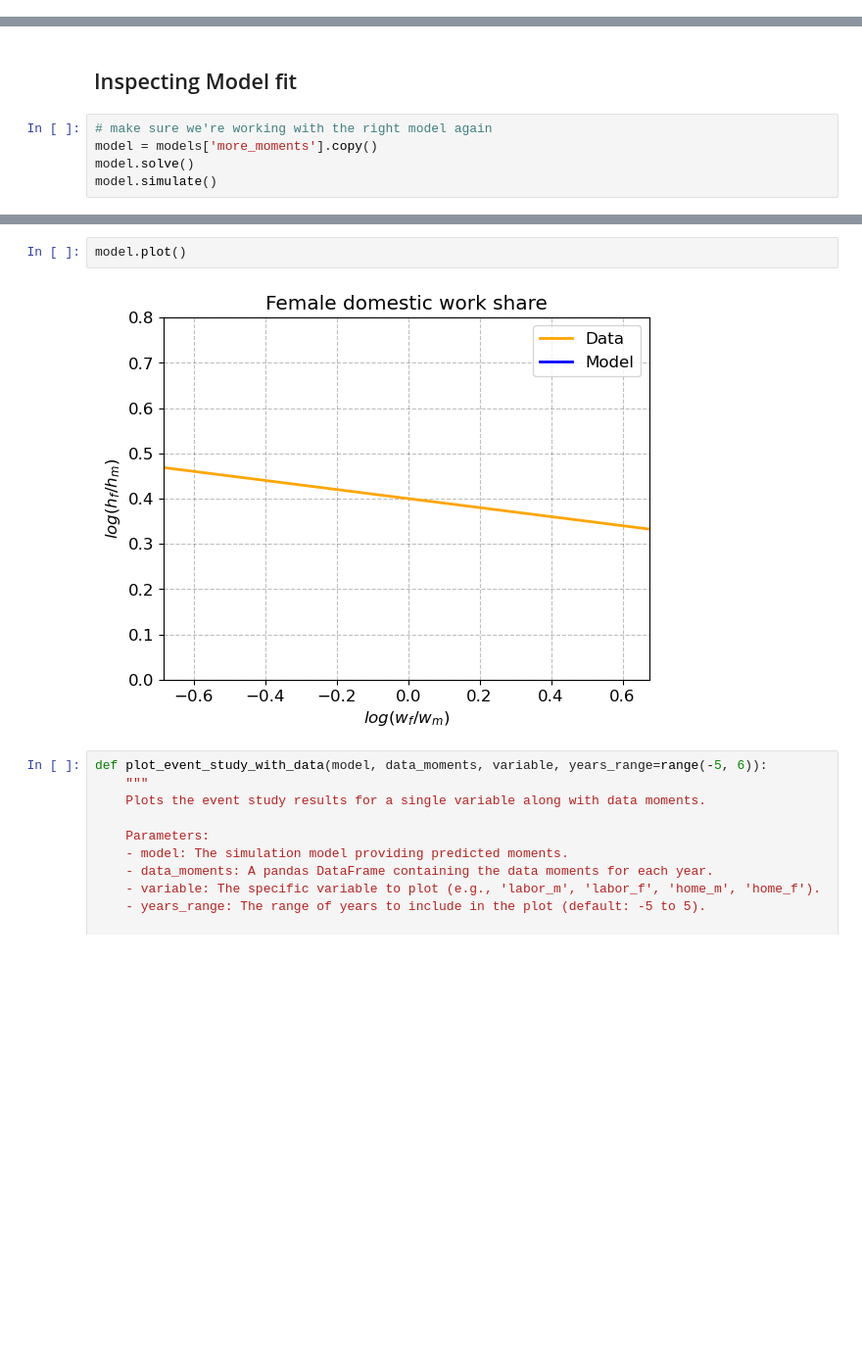
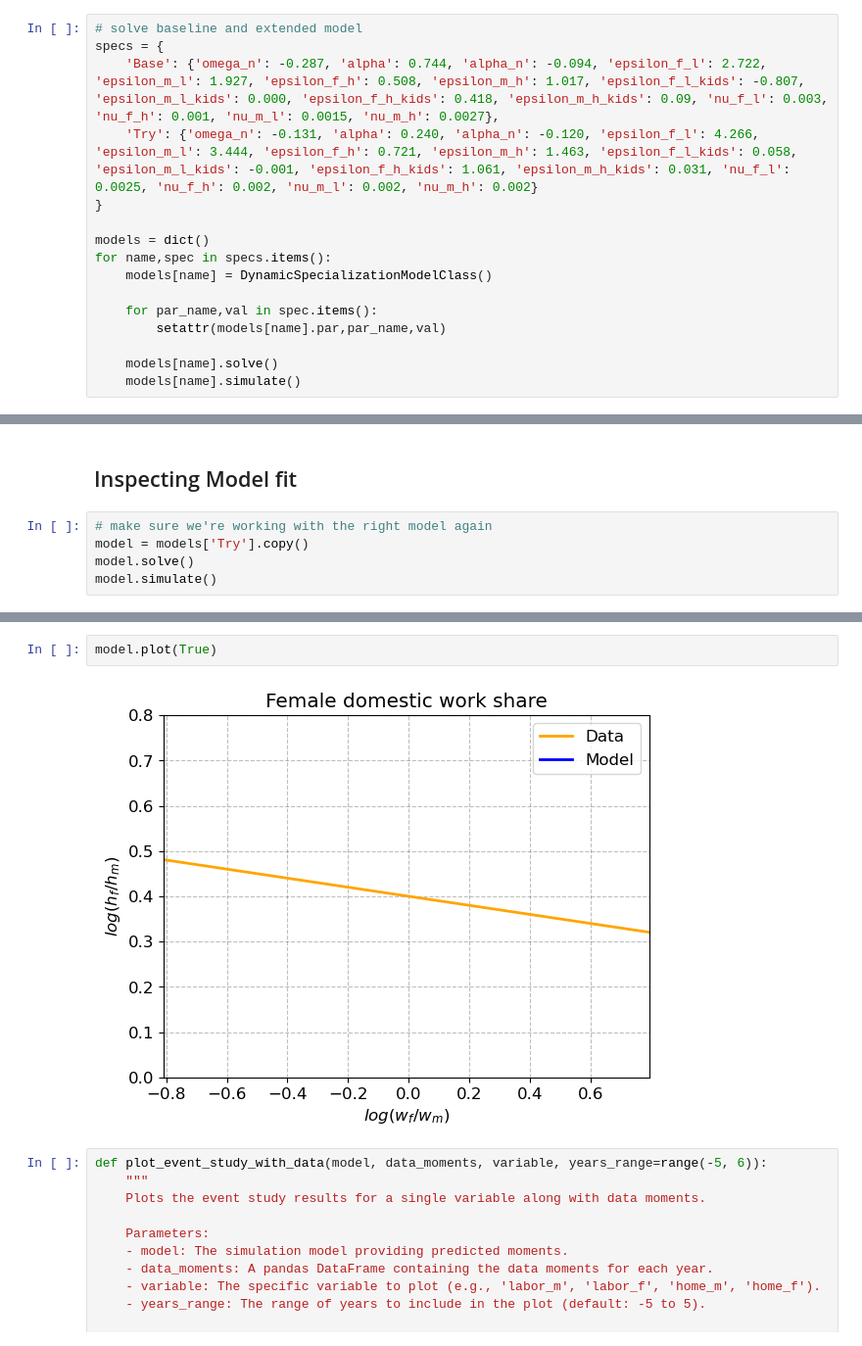
Before and after one commit to clynejj/Public-economics-seminar-project-code, a Jupyter notebook: DynamicSpecialization_post.ipynb, the cells around one changed output, grey strips where cells are left out. Shown at 98% size. Saved outputs shown, nothing was run; the diff lists cells and outputs as text; blank space fills up the shorter version.

```diff
--- a/DynamicSpecialization_post.ipynb
+++ b/DynamicSpecialization_post.ipynb
@@ -93,0 +58,16 @@ for outcome in ('labor_f','home_f','labor_m','home_m','n', 'wage_f', 'wage_m'):
+# %%
+# solve baseline and extended model
+specs = {
+    'Base': {'omega_n': -0.287, 'alpha': 0.744, 'alpha_n': -0.094, 'epsilon_f_l': 2.722, 'epsilon_m_l': 1.927, 'epsilon_f_h': 0.508, 'epsilon_m_h': 1.017, 'epsilon_f_l_kids': -0.807, 'epsilon_m_l_kids': 0.000, 'epsilon_f_h_kids': 0.418, 'epsilon_m_h_kids': 0.09, 'nu_f_l': 0.003, 'nu_f_h': 0.001, 'nu_m_l': 0.0015, 'nu_m_h': 0.0027},
+    'Try': {'omega_n': -0.131, 'alpha': 0.240, 'alpha_n': -0.120, 'epsilon_f_l': 4.266, 'epsilon_m_l': 3.444, 'epsilon_f_h': 0.721, 'epsilon_m_h': 1.463, 'epsilon_f_l_kids': 0.058, 'epsilon_m_l_kids': -0.001, 'epsilon_f_h_kids': 1.061, 'epsilon_m_h_kids': 0.031, 'nu_f_l': 0.0025, 'nu_f_h': 0.002, 'nu_m_l': 0.002, 'nu_m_h': 0.002}
+}
+
+models = dict()
+for name,spec in specs.items():
+    models[name] = DynamicSpecializationModelClass()
+
+    for par_name,val in spec.items():
+        setattr(models[name].par,par_name,val)
+
+    models[name].solve()
+    models[name].simulate()
@@ -595,7 +655,7 @@ Squared Sum: 12.68996782
 ## Inspecting Model fit
 # %%
 # make sure we're working with the right model again
-model = models['more_moments'].copy()
+model = models['Try'].copy()
 model.solve()
 model.simulate()
 # %%
@@ -612,7 +672,7 @@ model.plot_male_hours()
 # %%
-model.plot()
+model.plot(True)
 # %% [output]
-[figure, old version]
+[figure, new version]
 # %%
 def plot_event_study_with_data(model, data_moments, variable, years_range=range(-5, 6)):
     """
```
Also changed, not shown: parts of 42 cells of this notebook, 20 other files.
